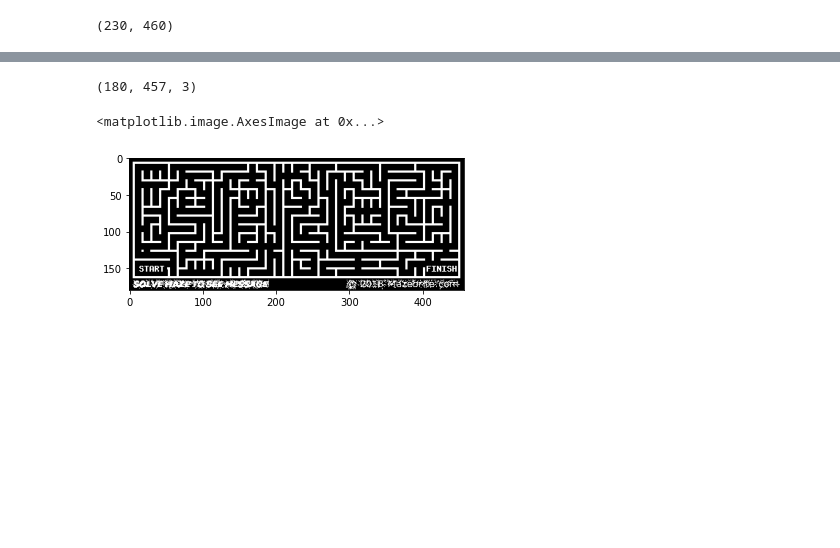
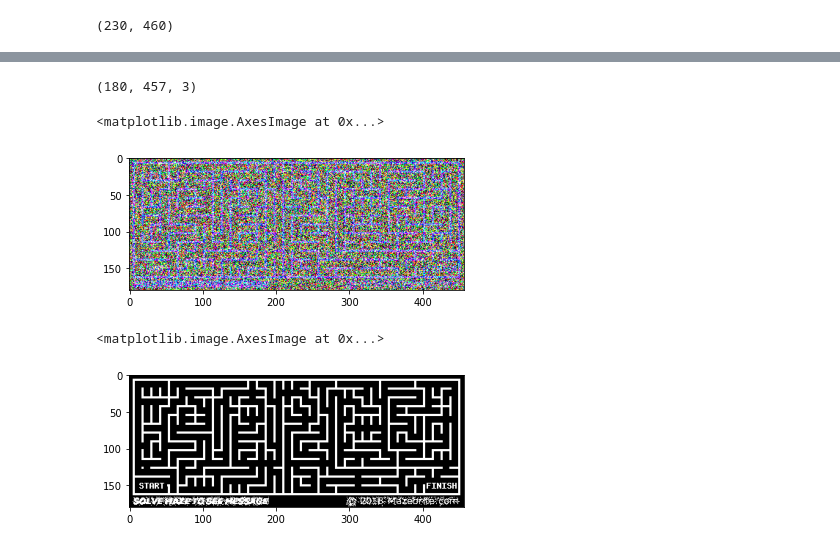
Before and after one commit to IshanManchanda/ark-pathfinding-cv-puzzle, a Jupyter notebook: solution.ipynb, the cells around one changed output, grey strips where cells are left out. Saved outputs shown, nothing was run; the diff lists cells and outputs as text; code cells hidden in the pictures; blank space fills up the shorter version.

```diff
--- a/solution.ipynb
+++ b/solution.ipynb
@@ -77,6 +86,9 @@ plt.imshow(cv2.cvtColor(img, cv2.COLOR_BGR2RGB))
 # %%
 # Read in the maze
-maze = cv2.imread('data/maze_lv3.png')
-print(maze.shape)
+maze_noisy = cv2.imread('data/maze_lv3.png')
+print(maze_noisy.shape)
+plt.imshow(cv2.cvtColor(maze_noisy, cv2.COLOR_BGR2RGB))
 # %% [output]
 (180, 457, 3)
+<matplotlib.image.AxesImage at 0x...>
+[figure, added]
```
Also changed, not shown: parts of 17 cells of this notebook.
